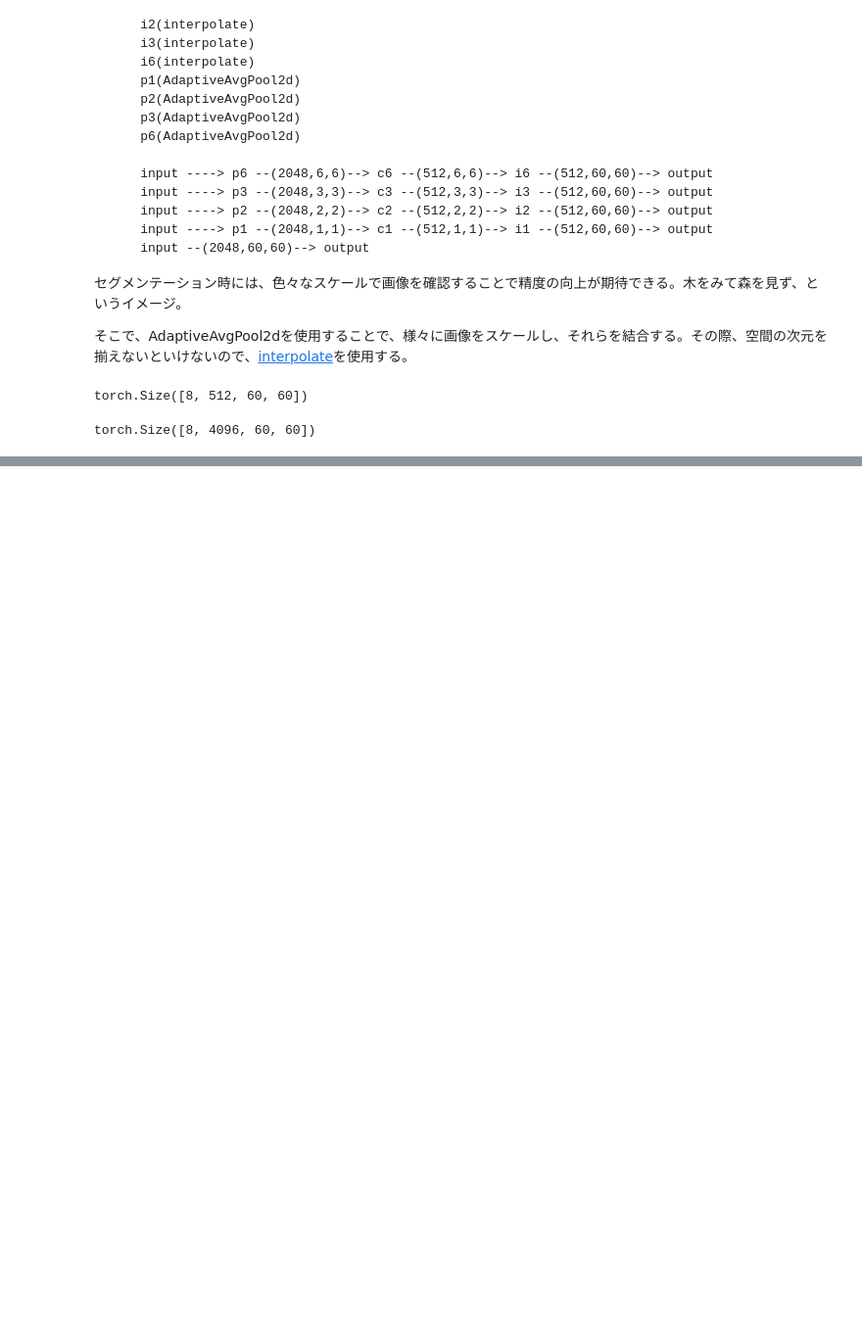
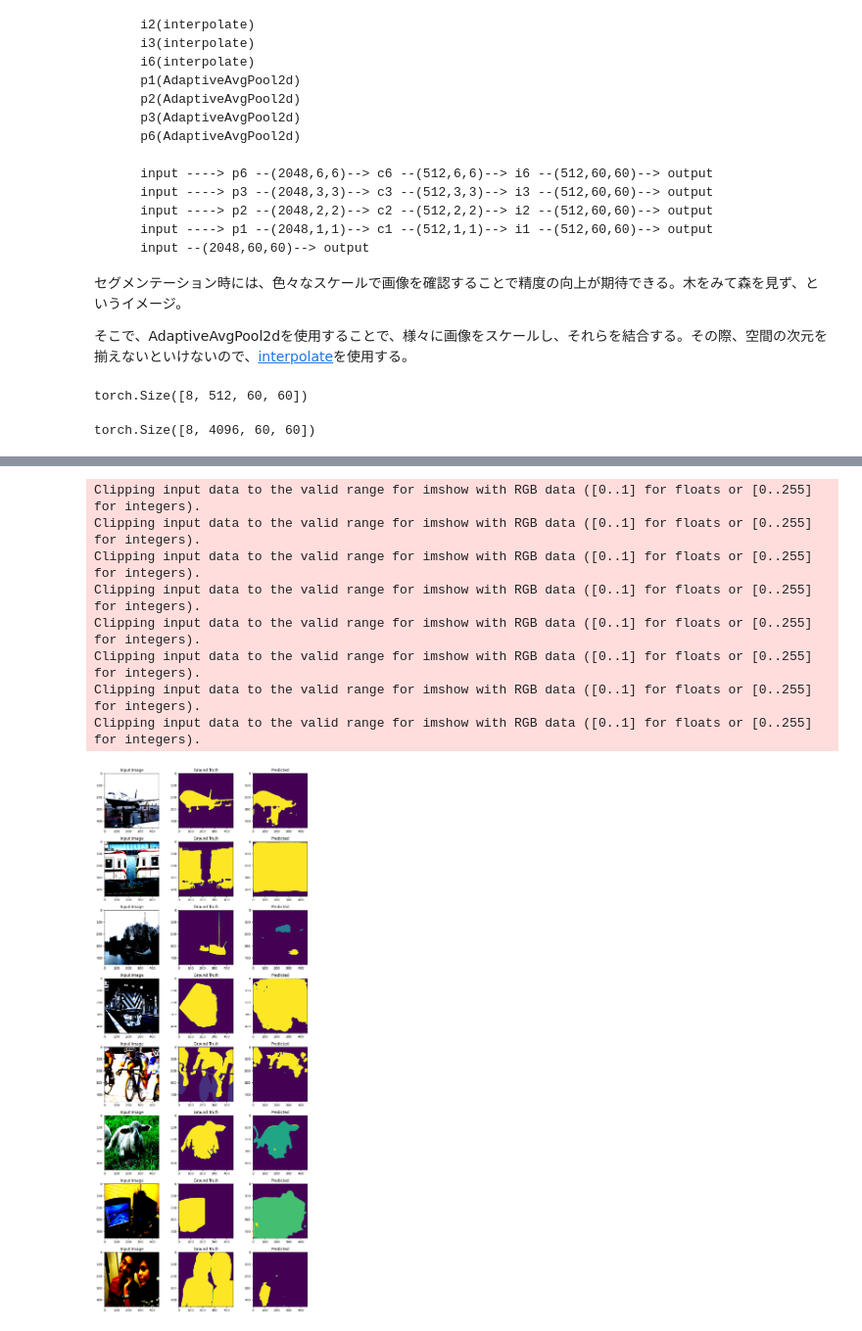
Before and after one commit to ReiRev/advenced-deep-learning-with-pytorch, a Jupyter notebook: 3-semantic-segmentation/3-pspnet.ipynb, the cells around one changed output, grey strips where cells are left out. Shown at 98% size. Saved outputs shown, nothing was run; the diff lists cells and outputs as text; code cells hidden in the pictures; blank space fills up the shorter version.

```diff
--- a/3-semantic-segmentation/3-pspnet.ipynb
+++ b/3-semantic-segmentation/3-pspnet.ipynb
@@ -251,13 +257,18 @@ class VocDataTransform:
                     torchvision.transforms.RandomHorizontalFlip(),
                     torchvision.transforms.Resize(
                         (input_size, input_size),
+                        antialias=False,
                         interpolation=torchvision.transforms.InterpolationMode.NEAREST,
                     ),
                 ]
             ),
             "val": torchvision.transforms.Compose(
                 [
-                    torchvision.transforms.Resize((input_size, input_size)),
+                    torchvision.transforms.Resize(
+                        (input_size, input_size),
+                        antialias=False,
+                        interpolation=torchvision.transforms.InterpolationMode.NEAREST,
+                    ),
                 ]
             ),
         }
@@ -697,0 +925,10 @@ torch.Size([8, 4096, 60, 60])
+# %%
+weigh_save_path = "weights"
+os.makedirs(weigh_save_path, exist_ok=True)
+exising_weights = glob.glob(os.path.join(weigh_save_path, "*.pth"))
+done_epochs = [int(re.search(r"epoch(\d+)", path).group(1)) for path in exising_weights]
+done_epochs = sorted(done_epochs)
+skip_done_epochs = True
+# %%
+start = torch.cuda.Event(enable_timing=True)
+end = torch.cuda.Event(enable_timing=True)
@@ -697,0 +1019,38 @@ torch.Size([8, 4096, 60, 60])
+# %%
+done_epochs = [int(re.search(r"epoch(\d+)", path).group(1)) for path in exising_weights]
+done_epochs = sorted(done_epochs)
+checkpoint = torch.load(
+    os.path.join(weigh_save_path, "pspnet_epoch{}.pth".format(done_epochs[-1])),
+    map_location=device,
+)
+model.load_state_dict(checkpoint["model_state_dict"])
+optimizer.load_state_dict(checkpoint["optimizer_state_dict"])
+scaler.load_state_dict(checkpoint["scaler_state_dict"])
+# %%
+model.eval()
+for val_imgs, val_annos in val_data_loader:
+    val_imgs = val_imgs.to(device)
+    val_annos = val_annos.to(device).long()
+    fig, axes = plt.subplots(batch_size, 3, figsize=(10, 3 * batch_size))
+    with torch.no_grad():
+        val_outputs = model(val_imgs)
+    for idx in range(batch_size):
+        axes[idx][0].imshow(val_imgs[idx].permute(1, 2, 0).cpu())
+        axes[idx][0].set_title("Input Image")
+        axes[idx][1].imshow(val_annos[idx].cpu())
+        axes[idx][1].set_title("Ground Truth")
+        axes[idx][2].imshow(val_outputs.argmax(dim=1).cpu()[idx])
+        axes[idx][2].set_title("Predicted")
+    plt.tight_layout()
+    plt.show()
+    break
+# %% [output]
+Clipping input data to the valid range for imshow with RGB data ([0..1] for floats or [0..255] for integers).
+Clipping input data to the valid range for imshow with RGB data ([0..1] for floats or [0..255] for integers).
+Clipping input data to the valid range for imshow with RGB data ([0..1] for floats or [0..255] for integers).
+Clipping input data to the valid range for imshow with RGB data ([0..1] for floats or [0..255] for integers).
+Clipping input data to the valid range for imshow with RGB data ([0..1] for floats or [0..255] for integers).
+Clipping input data to the valid range for imshow with RGB data ([0..1] for floats or [0..255] for integers).
+Clipping input data to the valid range for imshow with RGB data ([0..1] for floats or [0..255] for integers).
+Clipping input data to the valid range for imshow with RGB data ([0..1] for floats or [0..255] for integers).
+[figure, added]
```
Also changed, not shown: parts of 29 cells of this notebook.
